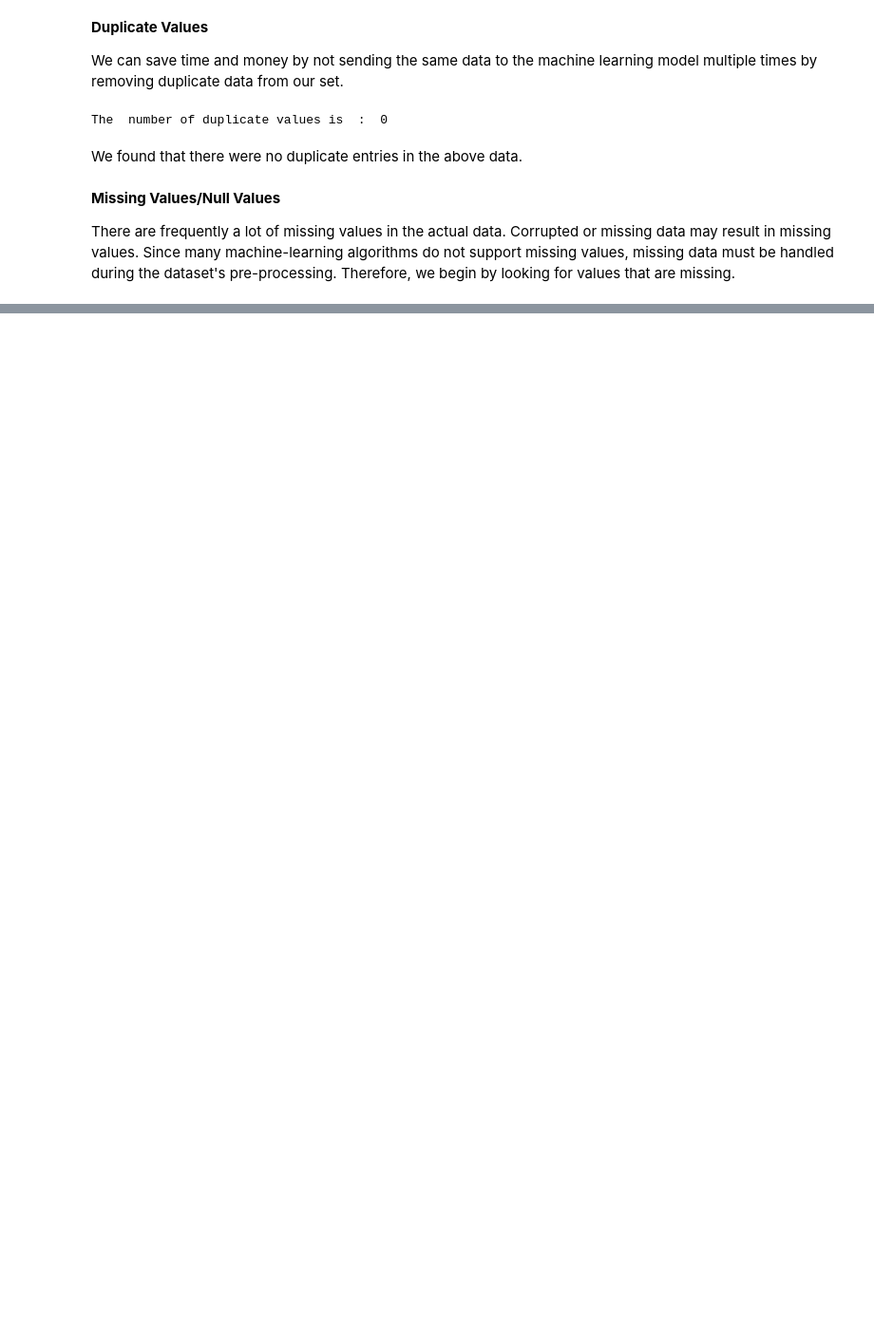
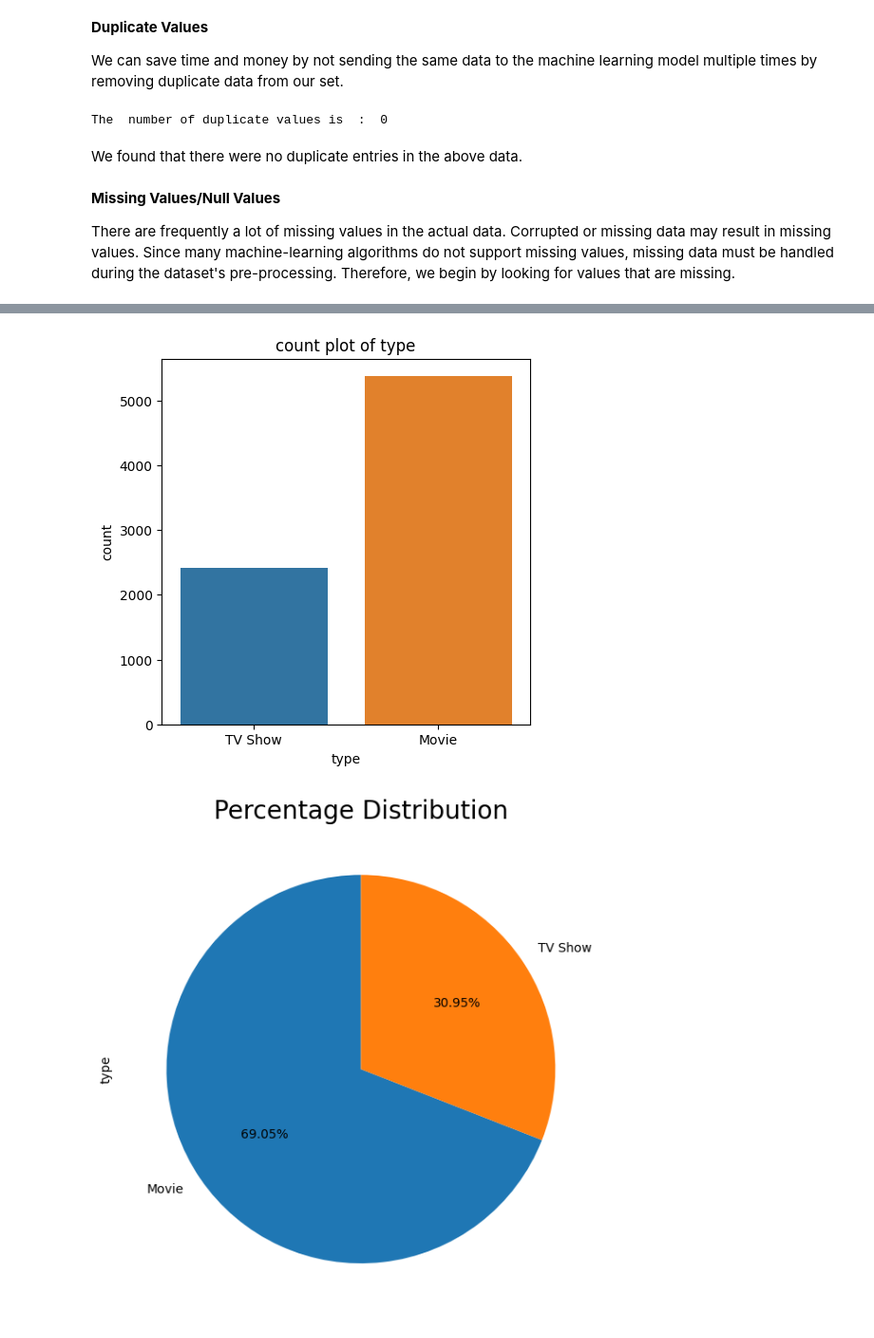
Before and after one commit to kanakpriyatiwari/Netflix-And-TV-Show-Clustering, a Jupyter notebook: Netflix_And_TV_Show_Clustering_.ipynb, the cells around one changed output, grey strips where cells are left out. Shown at 95% size. Saved outputs shown, nothing was run; the diff lists cells and outputs as text; code cells hidden in the pictures; blank space fills up the shorter version.

```diff
--- a/Netflix_And_TV_Show_Clustering_.ipynb
+++ b/Netflix_And_TV_Show_Clustering_.ipynb
@@ -244,0 +341,16 @@ dtype: float64
+# %%
+#anlysis of data by vizualisation
+fig,ax=plt.subplots(figsize=(5,5))
+sns.countplot(data=Netflix_df,x='type',ax=ax,capsize=0.2)
+ax.set(title='count plot of type')
+
+# piechart
+fig,ax=plt.subplots(figsize=(5,5))
+Netflix_df['type'].value_counts().plot(kind='pie', autopct='%1.2f%%', figsize=(15,6),startangle=90)
+plt.title('Percentage Distribution', size=20)
+
+plt.tight_layout()
+plt.show()
+# %% [output]
+[figure, added]
+[figure, added]
```
Also changed, not shown: parts of 55 cells of this notebook.
